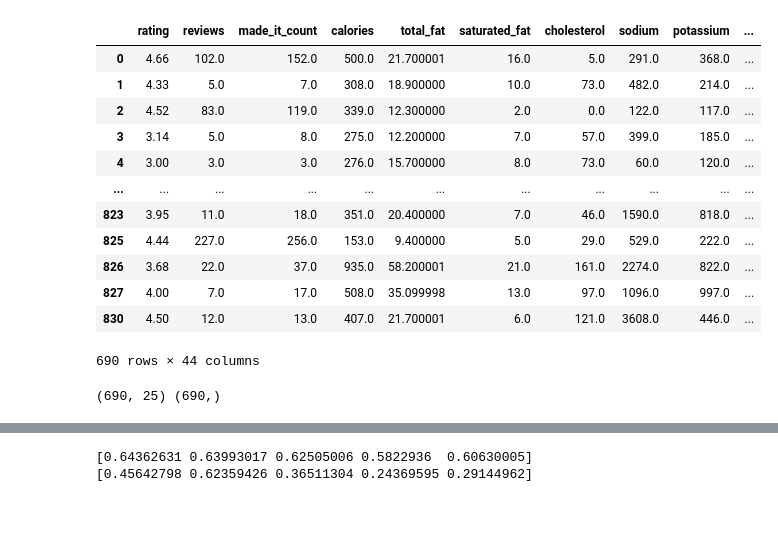
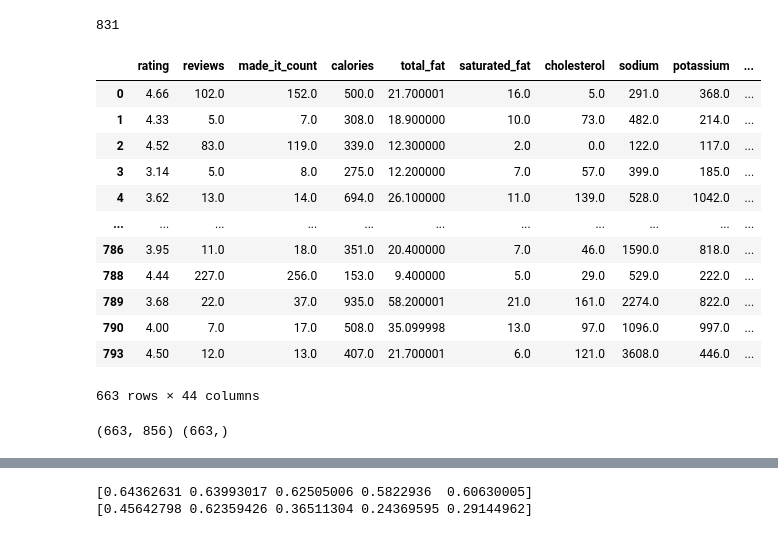
Before and after one commit to recipedia-uofa/nutrition-regressor, a Jupyter notebook: Training.ipynb, the cells around one changed output, grey strips where cells are left out. Drawn from its saved outputs; the diff is of its cells as text; code cells hidden in the pictures.

Commit message:
ingredient features

```diff
--- a/Training.ipynb
+++ b/Training.ipynb
@@ -1,7 +1,28 @@
+# %%
+import sys
+sys.path.append('../webscraper/ingredient_parser/')
+from load_ingredients import load_ingredients
+
+ingredient_map, alias_map = load_ingredients()
+NUM_INGREDIENTS = len(alias_map.values())
+NUM_INGREDIENTS
+# %% [output]
+831
+# %%
+import numpy as np
+
+ordered_ingredients = sorted(alias_map.values())
+ingredient_index_map = {k: v for v, k in enumerate(ordered_ingredients)}
+
+def ingredients_to_hot(ingredients):
+    hot_vector = np.zeros(NUM_INGREDIENTS)
+    for i in ingredients:
+        hot_vector[ingredient_index_map[i]] = 1
+    return hot_vector
 # %%
 import csv
 
-INPUT_CSV = 'data_labeled.csv'
+INPUT_CSV = 'labeled_parsed.csv'
 
 CSV_COLUMNS = [
     'id',
@@ -33,7 +54,7 @@ CSV_COLUMNS = [
     'vitamin_b6',
     'magnesium',
     'folate',
-    # Everything above this index is a <contains> relationship
+    'ingredients'
 ]
 
 CSV_COLUMN_TYPES = dict({
@@ -66,19 +87,19 @@ CSV_COLUMN_TYPES = dict({
     'vitamin_b6': 'float32',
     'magnesium': 'float32',
     'folate': 'float32',
-    # Everything above this index is a <contains> relationship
 })
 
 def parse_data(data_csv, max_rows=None):
     with open(data_csv, 'r') as f:
         reader = csv.reader(f, delimiter=',', quoting=csv.QUOTE_ALL)
 
-        col_len = len(CSV_COLUMNS)
+        col_len = len(CSV_COLUMNS)-1
         row_count = 0
 
         for row in reader:
             row_arr = [col.replace(r'"', r'\"') for col in row]
-            yield row_arr[:col_len]
+
+            yield row_arr[:col_len] + [ingredients_to_hot(filter(lambda i: i != "", row_arr[col_len:]))]
             row_count += 1
 
             if max_rows is not None and row_count >= max_rows:
@@ -86,8 +107,8 @@ def parse_data(data_csv, max_rows=None):
 # %%
 import pandas as pd
 
-MAX_ROWS = 831
-df = pd.DataFrame(data=parse_data(INPUT_CSV, max_rows=MAX_ROWS), columns=(CSV_COLUMNS))
+df = pd.DataFrame(data=parse_data(INPUT_CSV), columns=(CSV_COLUMNS))
+df = df[df['score'] != ""]
 # %%
 DAILY_VALUES = dict({
     'calories': 2000,
@@ -155,50 +176,58 @@ AUG_FEATURES = [
 ]
 
 def compute_aug_cols(row):
     protein_cals = row['protein'] * 4.0
     fat_cals = row['total_fat'] * 9.0
     carb_cals = row['carbs'] * 4.0
 
     total_cals = sum([protein_cals, fat_cals, carb_cals])
     row['cal_protein'] = protein_cals / total_cals
     row['cal_fat'] = fat_cals / total_cals
     row['cal_carbs'] = carb_cals / total_cals
 
     for c in DAILY_VALUES.keys():
         row[dv_col(c)] = row[c] / DAILY_VALUES[c]
 
     return row
 
 
 FEATURES = BASE_FEATURES + AUG_FEATURES
+DF_COLUMNS = BASE_FEATURES + ['score']
 
-DF_COLUMNS = BASE_FEATURES + ['score']
-df = df[DF_COLUMNS]
+df_data = df[DF_COLUMNS]
 
 type_dict = {col:CSV_COLUMN_TYPES[col] for col in DF_COLUMNS}
-df = df.astype(type_dict)
+df_data = df_data.astype(type_dict)
 
-df = df[df['score'] >= 0]
+df_data = df_data[df_data['score'] >= 0]
 
-df = df.apply(compute_aug_cols, axis=1)
-df
+df_data = df_data.apply(compute_aug_cols, axis=1)
+df_data
 # %% [output]
 |  | rating | reviews | made_it_count | calories | total_fat | saturated_fat | cholesterol | sodium | potassium | ... |
 | 0 | 4.66 | 102.0 | 152.0 | 500.0 | 21.700001 | 16.0 | 5.0 | 291.0 | 368.0 | ... |
 | 1 | 4.33 | 5.0 | 7.0 | 308.0 | 18.900000 | 10.0 | 73.0 | 482.0 | 214.0 | ... |
 | 2 | 4.52 | 83.0 | 119.0 | 339.0 | 12.300000 | 2.0 | 0.0 | 122.0 | 117.0 | ... |
 | 3 | 3.14 | 5.0 | 8.0 | 275.0 | 12.200000 | 7.0 | 57.0 | 399.0 | 185.0 | ... |
-| 4 | 3.00 | 3.0 | 3.0 | 276.0 | 15.700000 | 8.0 | 73.0 | 60.0 | 120.0 | ... |
+| 4 | 3.62 | 13.0 | 14.0 | 694.0 | 26.100000 | 11.0 | 139.0 | 528.0 | 1042.0 | ... |
 | ... | ... | ... | ... | ... | ... | ... | ... | ... | ... | ... |
-| 823 | 3.95 | 11.0 | 18.0 | 351.0 | 20.400000 | 7.0 | 46.0 | 1590.0 | 818.0 | ... |
-| 825 | 4.44 | 227.0 | 256.0 | 153.0 | 9.400000 | 5.0 | 29.0 | 529.0 | 222.0 | ... |
-| 826 | 3.68 | 22.0 | 37.0 | 935.0 | 58.200001 | 21.0 | 161.0 | 2274.0 | 822.0 | ... |
-| 827 | 4.00 | 7.0 | 17.0 | 508.0 | 35.099998 | 13.0 | 97.0 | 1096.0 | 997.0 | ... |
-| 830 | 4.50 | 12.0 | 13.0 | 407.0 | 21.700001 | 6.0 | 121.0 | 3608.0 | 446.0 | ... |
+| 786 | 3.95 | 11.0 | 18.0 | 351.0 | 20.400000 | 7.0 | 46.0 | 1590.0 | 818.0 | ... |
+| 788 | 4.44 | 227.0 | 256.0 | 153.0 | 9.400000 | 5.0 | 29.0 | 529.0 | 222.0 | ... |
+| 789 | 3.68 | 22.0 | 37.0 | 935.0 | 58.200001 | 21.0 | 161.0 | 2274.0 | 822.0 | ... |
+| 790 | 4.00 | 7.0 | 17.0 | 508.0 | 35.099998 | 13.0 | 97.0 | 1096.0 | 997.0 | ... |
+| 793 | 4.50 | 12.0 | 13.0 | 407.0 | 21.700001 | 6.0 | 121.0 | 3608.0 | 446.0 | ... |
-690 rows × 44 columns
+663 rows × 44 columns
-# %%
-X, y = df[FEATURES].to_numpy(), df['score'].to_numpy()
-print(X.shape, y.shape)
-# %% [output]
-(690, 25) (690,)
+# %%
+import numpy as np
+
+ing_df = df[['score', 'ingredients']]
+ing_df = ing_df.astype({'score': CSV_COLUMN_TYPES['score']})
+ing_df = ing_df[ing_df['score'] >= 0]
+ing_data = np.stack(ing_df['ingredients'].to_numpy(), axis=0)
+
+X = np.concatenate((df_data[FEATURES].to_numpy(), ing_data), axis=1)
+y = df_data['score'].to_numpy()
+print(X.shape, y.shape)
+# %% [output]
+(663, 856) (663,)
 # %%
```
Also changed, not shown: parts of 5 cells of this notebook, 1 other file.
